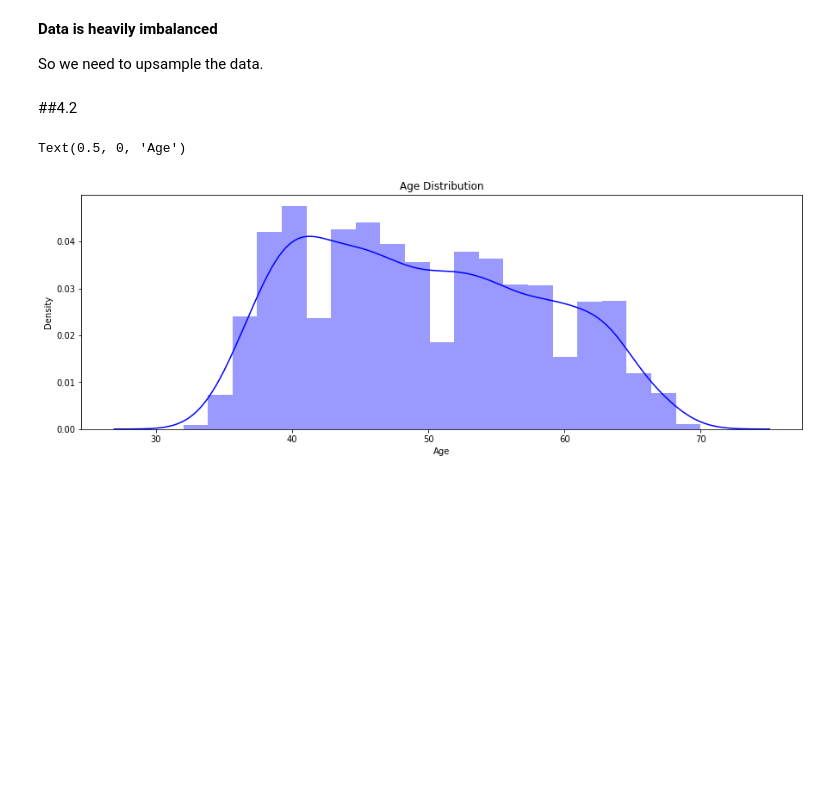
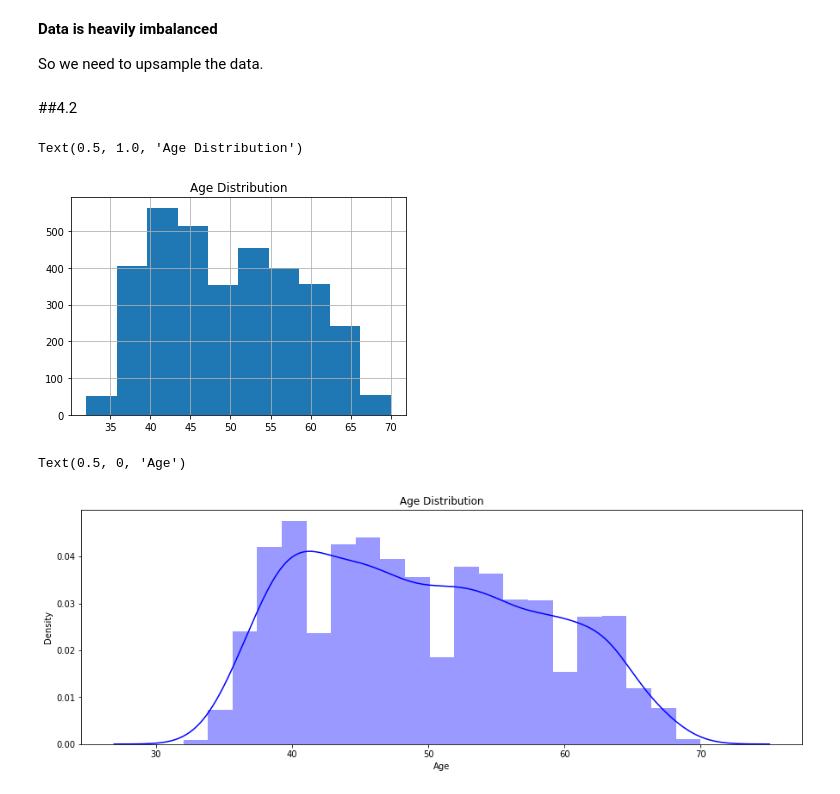
Before and after one commit to estoymukundjha/Cardiovascular-Risk-Pediction, a Jupyter notebook: Cardiovascular_Risk_Pediction.ipynb, the cells around one changed output. Drawn from its saved outputs; the diff is of its cells as text; code cells hidden in the pictures; blank space fills up the shorter version.

```diff
--- a/Cardiovascular_Risk_Pediction.ipynb
+++ b/Cardiovascular_Risk_Pediction.ipynb
@@ -127,6 +163,12 @@ print("-> 10-year risk of coronary heart disease CHD - False {}%".format(round(d
 So we need to upsample the data.
 # %% [markdown]
 ##4.2
+# %%
+df['age'].hist().plot(kind='bar')
+plt.title('Age Distribution')
+# %% [output]
+Text(0.5, 1.0, 'Age Distribution')
+[figure, added]
 # %%
 plt.figure(figsize=(15,5))
 sns.distplot(df["age"], color="blue")
```
Also changed, not shown: parts of 25 cells of this notebook.
